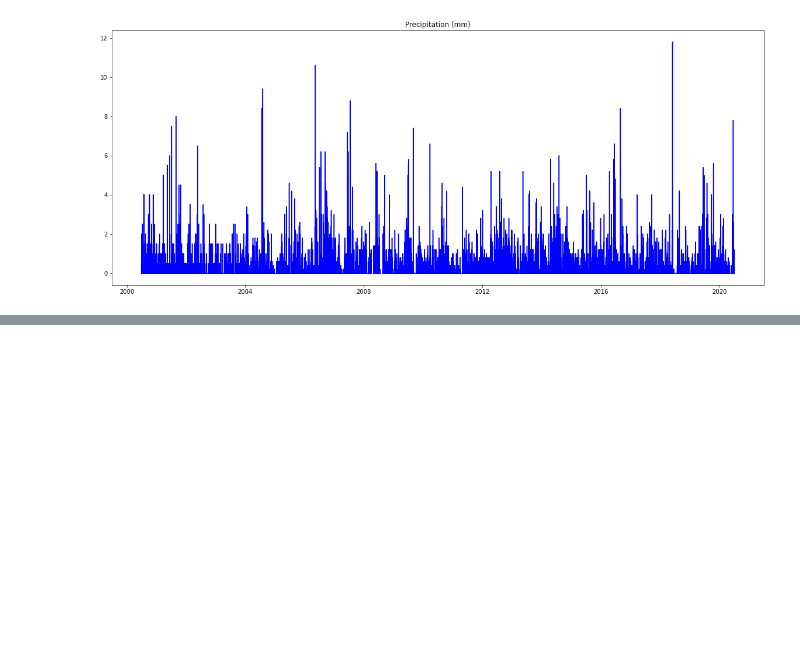
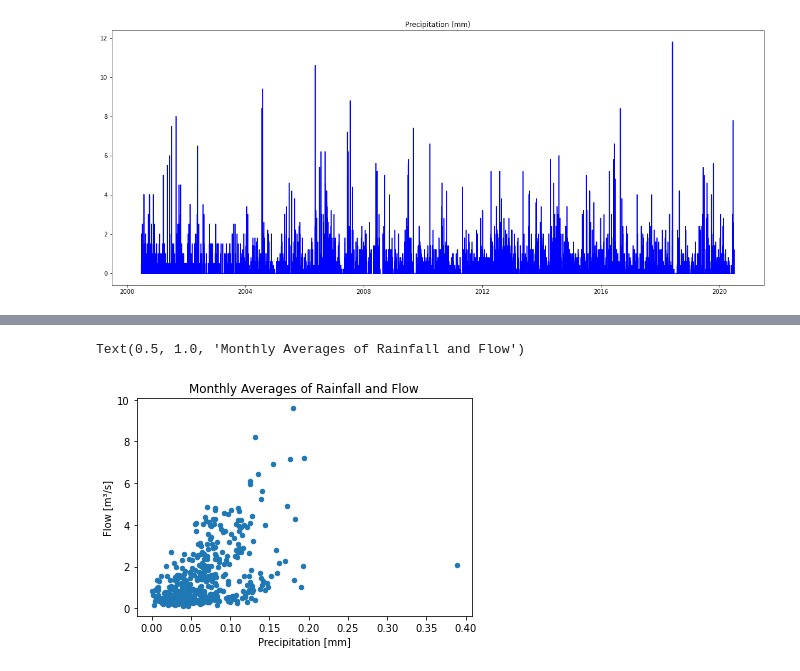
Before and after one commit to ai4er-cdt/flood_risk_shipston, a Jupyter notebook: rainfall_data.ipynb, the cells around one changed output, grey strips where cells are left out. Saved outputs shown, nothing was run; the diff lists cells and outputs as text; code cells hidden in the pictures; blank space fills up the shorter version.

Commit message:
monthly mean

```diff
--- a/rainfall_data.ipynb
+++ b/rainfall_data.ipynb
@@ -80,0 +129,35 @@ Text(0.5, 1.0, 'Precipitation (mm)')
+# %%
+#Try taking monthly means of flow data to simplify plot and look at correlation
+
+flow60_filtered_dt=flow60_filtered.set_index(pd.to_datetime(flow60_filtered['Date']))
+flow60_filtered_dt.head()
+
+flow60_flowonly = flow60_filtered_dt.loc[:,['Flow [m³/s]']]
+flow60_flowonly.head()
+
+flow60_flowonly['Flow [m³/s]'] = flow60_flowonly['Flow [m³/s]'].astype(float)
+flow60_flowonly.dtypes
+
+monthly_mean_flow = flow60_flowonly.resample('M').mean()    #Not sure why this doesn't work
+# %%
+#Try taking monthly means of rainfall data to simplify plot and look at correlation
+
+rainfall60_filtered_dt=rainfall60_filtered.set_index(pd.to_datetime(rainfall60_filtered['Date']))
+rainfall60_filtered_dt.head()
+
+rainfall60_rain = rainfall60_filtered_dt.loc[:,['Precipitation [mm]']]
+rainfall60_rain.head()
+
+rainfall60_rain['Precipitation [mm]'] = rainfall60_rain['Precipitation [mm]'].astype(float)
+monthly_mean_rainfall = rainfall60_rain.resample('M').mean()
+# %%
+flow_and_rainfall_monthly = pd.merge(monthly_mean_rainfall, monthly_mean_flow, on=['Date']) #Merge the dataframes
+flow_and_rainfall_monthly.head()
+
+
+flow_and_rainfall_monthly.plot.scatter(x='Precipitation [mm]', y='Flow [m³/s]')
+plt.title('Monthly Averages of Rainfall and Flow')
+#plt.xlim(right=0.25)
+# %% [output]
+Text(0.5, 1.0, 'Monthly Averages of Rainfall and Flow')
+[figure, added]
```
Also changed, not shown: parts of 19 cells of this notebook, 2 other files.
